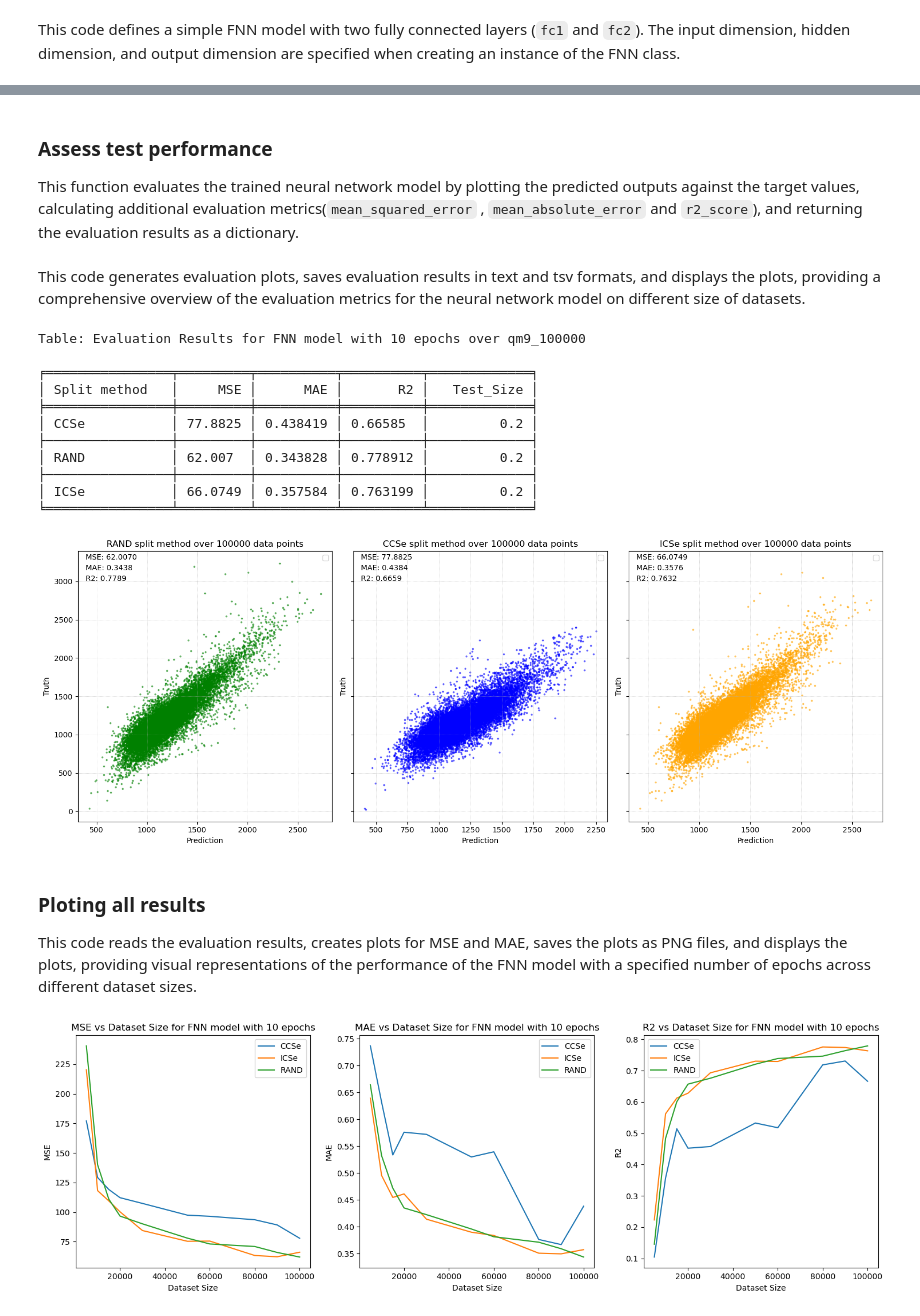
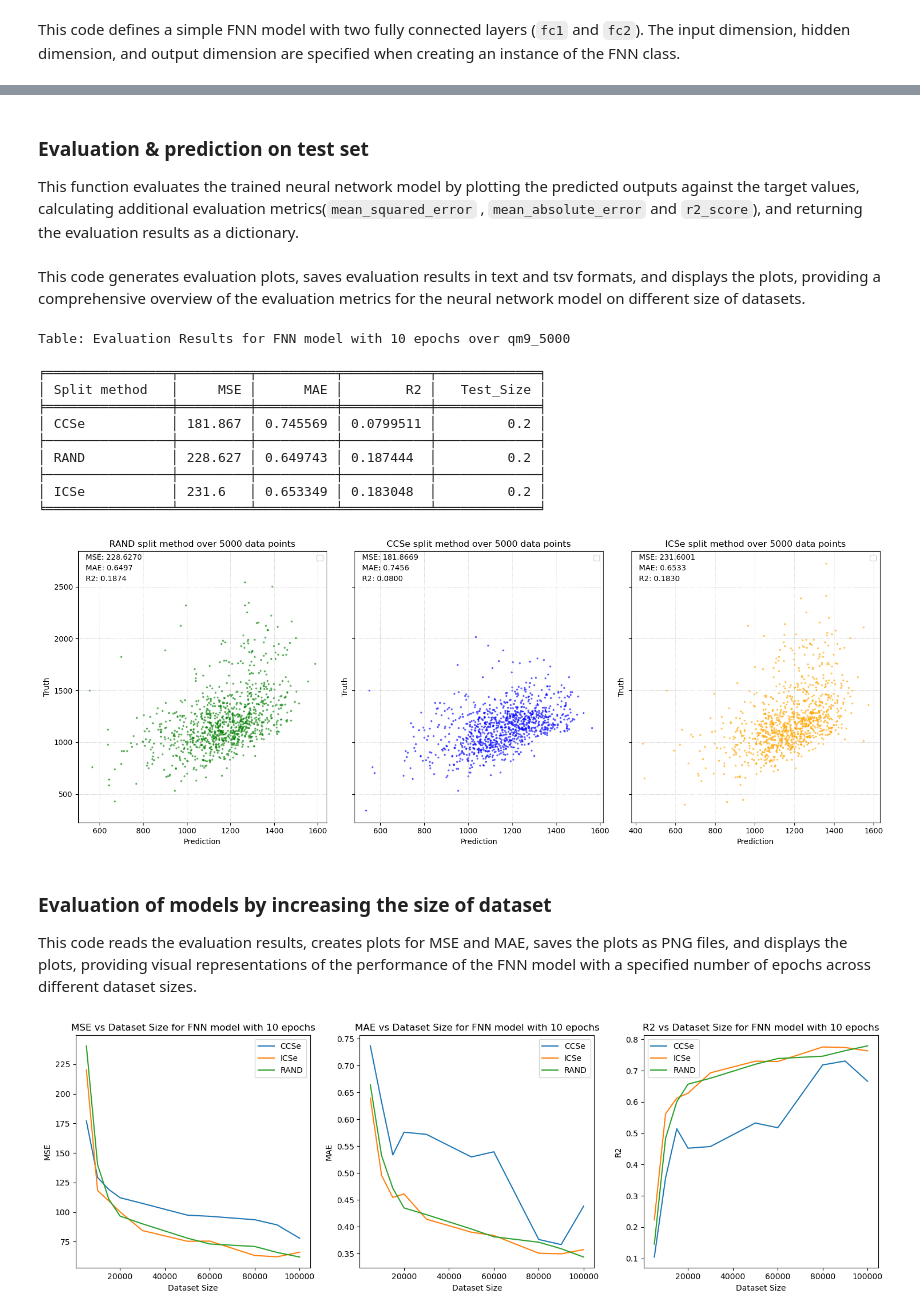
Before and after one commit to volkamerlab/CADDSeminar_2023, a Jupyter notebook: notebooks/T001_Scaffold-based-data-split/T001_ScaffoldBasedDataSplit.ipynb, the cells around one changed output, grey strips where cells are left out. Drawn from its saved outputs; the diff is of its cells as text; code cells hidden in the pictures.

```diff
--- a/notebooks/T001_Scaffold-based-data-split/T001_ScaffoldBasedDataSplit.ipynb
+++ b/notebooks/T001_Scaffold-based-data-split/T001_ScaffoldBasedDataSplit.ipynb
@@ -111,6 +110,6 @@ from tabulate import tabulate
 # %%
 # Set path to this notebook
 HERE = Path(_dh[-1])
-DATA = HERE / "qm9_100000.tsv"
+DATA = HERE / "qm9_5000.tsv"
 # %% [markdown]
 ### Import QM9 data
@@ -118,5 +122,5 @@ In this talktorial we use QM9 dataset from the MoleculeNet paper. This dataset c
 # %%
-data = pd.read_csv("qm9_100000.tsv",sep='\t')
+data = pd.read_csv("qm9_5000.tsv",sep='\t')
 data.head()
 # %% [output]
 |  | mol_id | smiles | r2 |
@@ -169,8 +224,8 @@ This file contains information about which CHMBL_ID belongs to which cluster aft
 split_CCSe DataFrame:`....._CCSe_SCIP_splits.tsv`
 This file contains information that indicates which `mol_id` belongs to the training and test sets after applying CCSe data splitting.
 # %%
-cluster_CCSe=pd.read_csv('qm9_100000_CCSe_clusters.tsv', sep='\t')
-split_CCSe=pd.read_csv('qm9_100000_CCSe_splits.tsv', sep='\t')
+cluster_CCSe=pd.read_csv('qm9_5000_CCSe_clusters.tsv', sep='\t')
+split_CCSe=pd.read_csv('qm9_5000_CCSe_splits.tsv', sep='\t')
 cluster_CCSe.rename(columns={'ID': 'mol_id'},inplace=True)
 
 train_CCSe_id=split_CCSe[split_CCSe['Split'].isin(['Split000'])].rename(columns={'ID': 'mol_id'})
@@ -194,7 +249,7 @@ Identity-based Cold-Single Split (ICSe): This method splits the data based on th
 # %% [markdown]
 This line reads the split information from the specified TSV file (input8824_ICSe_SCIP_splits.tsv) into a pandas DataFrame called split_ICSe.
 # %%
-split_ICSe=pd.read_csv('qm9_100000_ICSe_splits.tsv', sep='\t')
+split_ICSe=pd.read_csv('qm9_5000_ICSe_splits.tsv', sep='\t')
 # %% [markdown]
 The following code selects rows from the split_ICSe DataFrame based on the value in the 'Split' column. Specifically, it selects rows where the 'Split' column has the label 'Split000' for the training set and 'Split001' for the test set. Therefore, by utilizing the information in the 'Split' column, we can separate the 'molecule_chembl_id' of the training and test sets.
 # %%
@@ -345,5 +400,5 @@ Epoch [10/10], Training loss: 42131428.0, Test loss: 18152.607421875
 # %% [markdown]
-### Assess test performance
+### Evaluation & prediction on test set
 This function evaluates the trained neural network model by plotting the predicted outputs against the target values, calculating additional evaluation metrics(`mean_squared_error` , `mean_absolute_error` and `r2_score`), and returning the evaluation results as a dictionary.
 # %%
 def evaluation(target_train, fingerprints_test, target_test, title, ax, color, dataset, model, criterion):
@@ -436,48 +491,48 @@ colors = ['green', 'blue', 'orange', 'red', 'purple', 'brown']
 results = []
 results.append(evaluation(target_train_CCSe,fingerprints_test_CCSe, target_test_CCSe, "CCSe", axs[1], colors[1], data, model_CCSe, criterion_CCSe))
 results.append(evaluation(target_train_RAND,fingerprints_test_RAND, target_test_RAND, "RAND", axs[0], colors[0], data, model_RAND, criterion_RAND))
 results.append(evaluation(target_train_ICSe,fingerprints_test_ICSe, target_test_ICSe, "ICSe", axs[2], colors[2], data, model_ICSe, criterion_ICSe))
 
 # Print results as a table
 source_data=str(DATA).split('/')[-1].split('.')[0]
 table = tabulate(results, headers='keys', tablefmt='fancy_grid')
 print(f'Table: Evaluation Results for FNN model with {num_epochs} epochs over {source_data}\n')
 print(table)
-
+'''
 # Save the table as a text file
 with open(f'evaluation_results_FNN{num_epochs}.txt', 'a') as file:
     file.write(f"\n\nTable: Evaluation Results for FNN model with {num_epochs} epochs over {source_data}\n")
     file.write(table)
 # Save the table as a tsv file
 with open(f'evaluation_results_FNN{num_epochs}.tsv', 'a', newline='') as file:
     writer = csv.writer(file, delimiter='\t')
     writer.writerow(['Split method', 'MSE', 'MAE','R2', 'data_size'])
     for result in results:
         writer.writerow([result['Split method'], result['MSE'], result['MAE'],result['R2'],len(data)])
-
+'''
 # Save the plots
 for result, ax in zip(results, axs):
     title = result['Split method']
     plt.savefig(f'results_{len(data)}.png')
 
 # Display the plots
 plt.tight_layout()
 plt.show()
 # %% [output]
-Table: Evaluation Results for FNN model with 10 epochs over qm9_100000
+Table: Evaluation Results for FNN model with 10 epochs over qm9_5000
 
-╒════════════════╤═════════╤══════════╤══════════╤═════════════╕
-│ Split method   │     MSE │      MAE │       R2 │   Test_Size │
-╞════════════════╪═════════╪══════════╪══════════╪═════════════╡
-│ CCSe           │ 77.8825 │ 0.438419 │ 0.66585  │         0.2 │
-├────────────────┼─────────┼──────────┼──────────┼─────────────┤
-│ RAND           │ 62.007  │ 0.343828 │ 0.778912 │         0.2 │
-├────────────────┼─────────┼──────────┼──────────┼─────────────┤
-│ ICSe           │ 66.0749 │ 0.357584 │ 0.763199 │         0.2 │
-╘════════════════╧═════════╧══════════╧══════════╧═════════════╛
+╒════════════════╤═════════╤══════════╤═══════════╤═════════════╕
+│ Split method   │     MSE │      MAE │        R2 │   Test_Size │
+╞════════════════╪═════════╪══════════╪═══════════╪═════════════╡
+│ CCSe           │ 181.867 │ 0.745569 │ 0.0799511 │         0.2 │
+├────────────────┼─────────┼──────────┼───────────┼─────────────┤
+│ RAND           │ 228.627 │ 0.649743 │ 0.187444  │         0.2 │
+├────────────────┼─────────┼──────────┼───────────┼─────────────┤
+│ ICSe           │ 231.6   │ 0.653349 │ 0.183048  │         0.2 │
+╘════════════════╧═════════╧══════════╧═══════════╧═════════════╛
-[figure, old version]
+[figure, new version]
 # %% [markdown]
-### Ploting all results
+### Evaluation of models by increasing the size of dataset
 This code reads the evaluation results, creates plots for MSE and MAE, saves the plots as PNG files, and displays the plots, providing visual representations of the performance of the FNN model with a specified number of epochs across different dataset sizes.
 # %%
 #data=pd.read_csv('evaluation_results_FNN10.tsv',sep='\t',)
```
Also changed, not shown: parts of 14 cells of this notebook.
